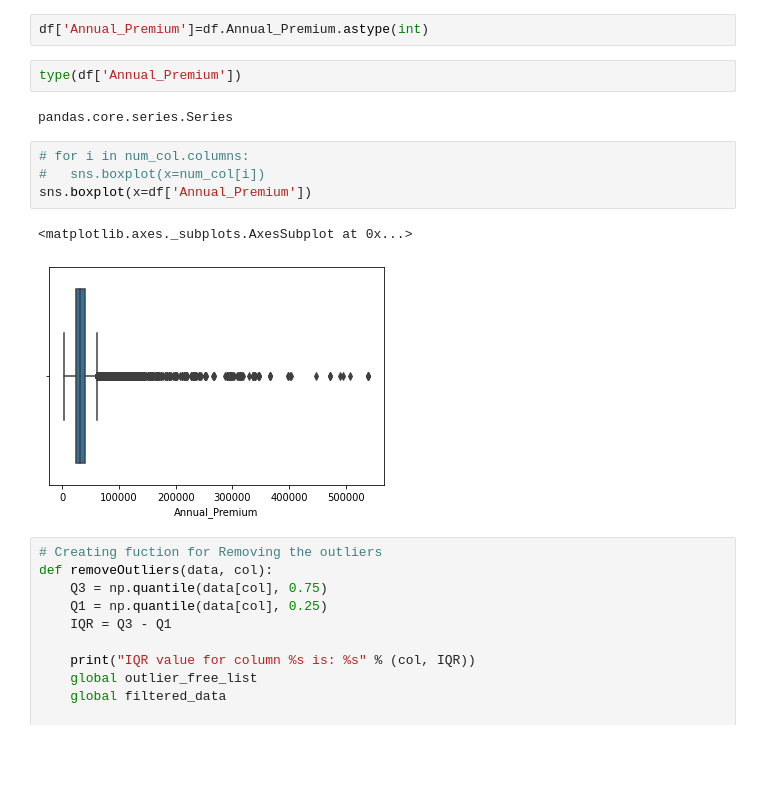
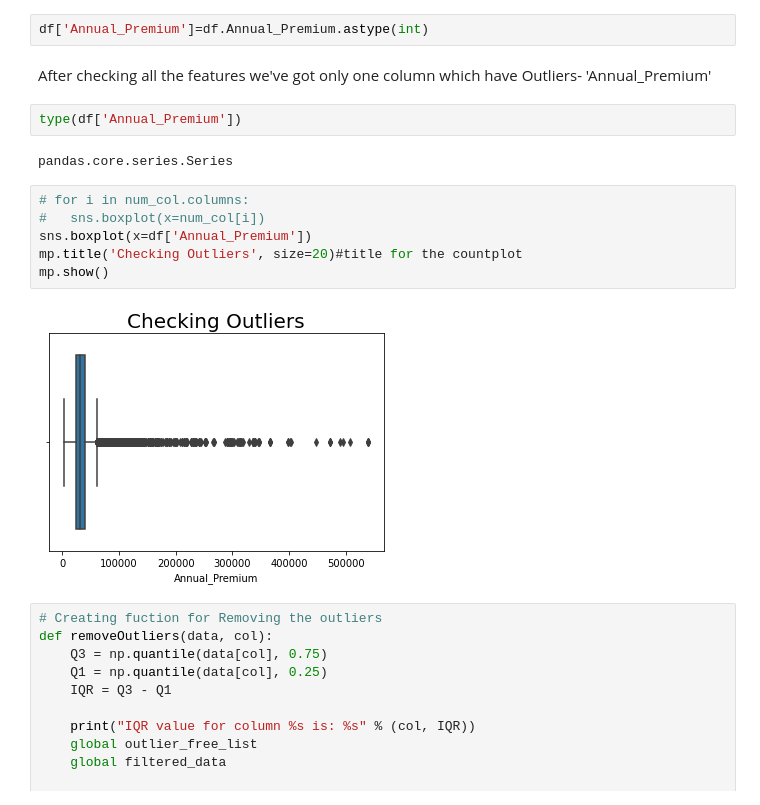
Before and after one commit to Gulzar-khan/Health-Insurance-Cross-Sell-Prediction, a Jupyter notebook: Individual_Health_Insurance_Cross_Sell_Prediction.ipynb, the cells around one changed output. Saved outputs shown, nothing was run; the diff lists cells and outputs as text; blank space fills up the shorter version.

```diff
--- a/Individual_Health_Insurance_Cross_Sell_Prediction.ipynb
+++ b/Individual_Health_Insurance_Cross_Sell_Prediction.ipynb
@@ -164,6 +183,8 @@ False
 Checking Outliers
 # %%
 df['Annual_Premium']=df.Annual_Premium.astype(int)
+# %% [markdown]
+After checking all the features we've got only one column which have Outliers- 'Annual_Premium'
 # %%
 type(df['Annual_Premium'])
 # %% [output]
@@ -171,10 +192,11 @@ pandas.core.series.Series
 # %%
 # for i in num_col.columns:
 #   sns.boxplot(x=num_col[i])
 sns.boxplot(x=df['Annual_Premium'])
+mp.title('Checking Outliers', size=20)#title for the countplot
+mp.show()
 # %% [output]
-<matplotlib.axes._subplots.AxesSubplot at 0x...>
-[figure, old version]
+[figure, new version]
 # %%
 # Creating fuction for Removing the outliers
 def removeOutliers(data, col):
```
Also changed, not shown: parts of 118 cells of this notebook.
